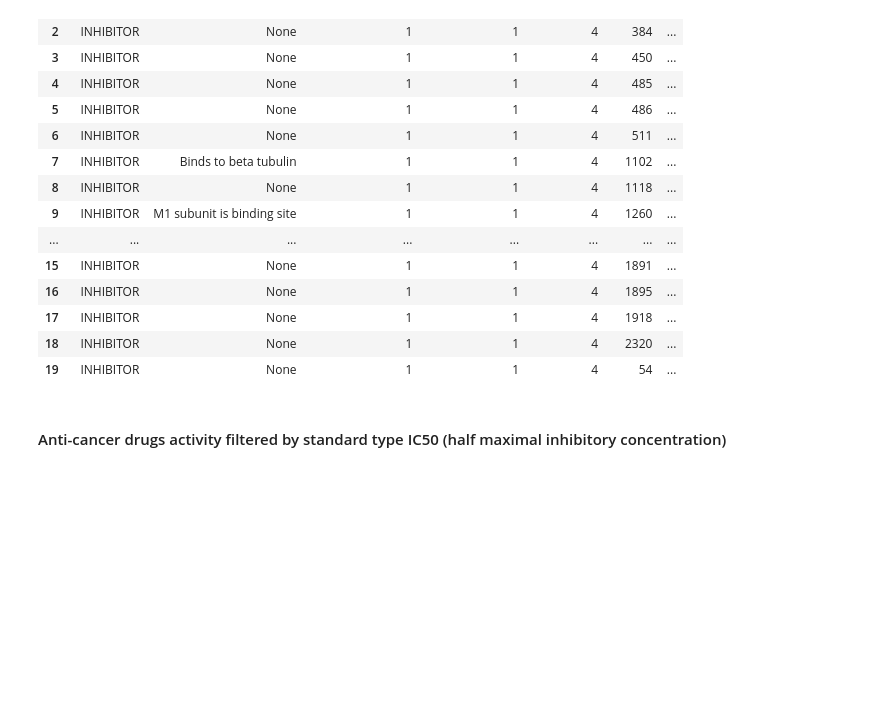
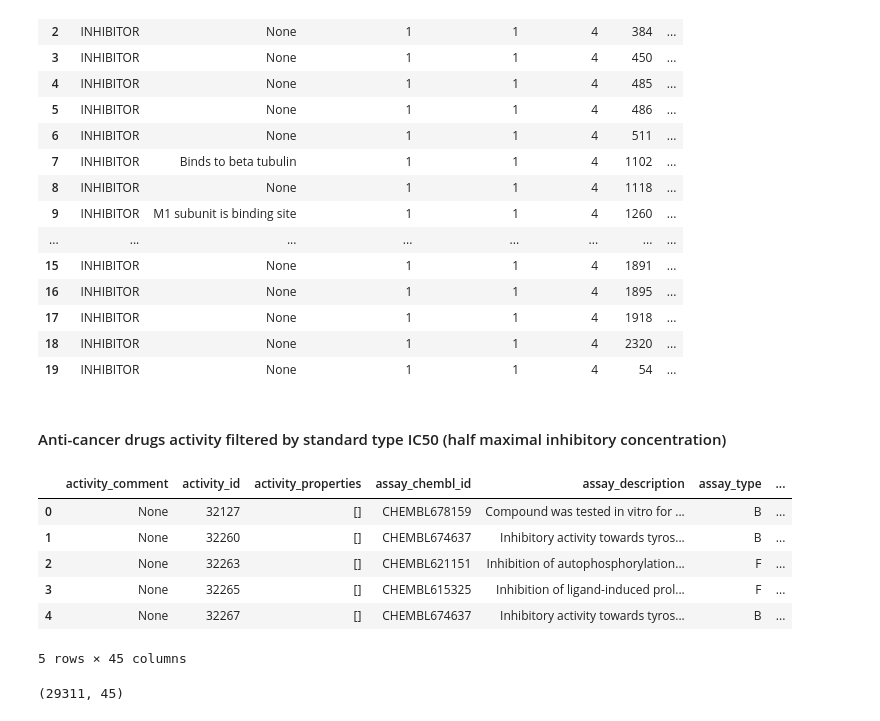
Before and after one commit to MSI17819/Pancreatic-cancer-drugs-analysis, a Jupyter notebook: Pancreatic_cancer_compound.ipynb, the cells around one changed output. Saved outputs shown, nothing was run; the diff lists cells and outputs as text; code cells hidden in the pictures; blank space fills up the shorter version.

```diff
--- a/Pancreatic_cancer_compound.ipynb
+++ b/Pancreatic_cancer_compound.ipynb
@@ -298,5 +320,17 @@ activity = new_client.activity
 mols_activity = activity.filter(target_chembl_id__in=[i for i in drugs_target_list]).filter(standard_type="IC50")
 # %%
 df_target_activity = pd.DataFrame.from_dict(mols_activity)
+# %%
+df_target_activity.head(5)
+# %% [output]
+|  | activity_comment | activity_id | activity_properties | assay_chembl_id | assay_description | assay_type | ... |
+| 0 | None | 32127 | [] | CHEMBL678159 | Compound was tested in vitro for ... | B | ... |
+| 1 | None | 32260 | [] | CHEMBL674637 | Inhibitory activity towards tyros... | B | ... |
+| 2 | None | 32263 | [] | CHEMBL621151 | Inhibition of autophosphorylation... | F | ... |
+| 3 | None | 32265 | [] | CHEMBL615325 | Inhibition of ligand-induced prol... | F | ... |
+| 4 | None | 32267 | [] | CHEMBL674637 | Inhibitory activity towards tyros... | B | ... |
+5 rows × 45 columns
 # %%
-df_target_activity
+df_target_activity.shape
+# %% [output]
+(29311, 45)
```
Also changed, not shown: parts of 3 cells of this notebook.
